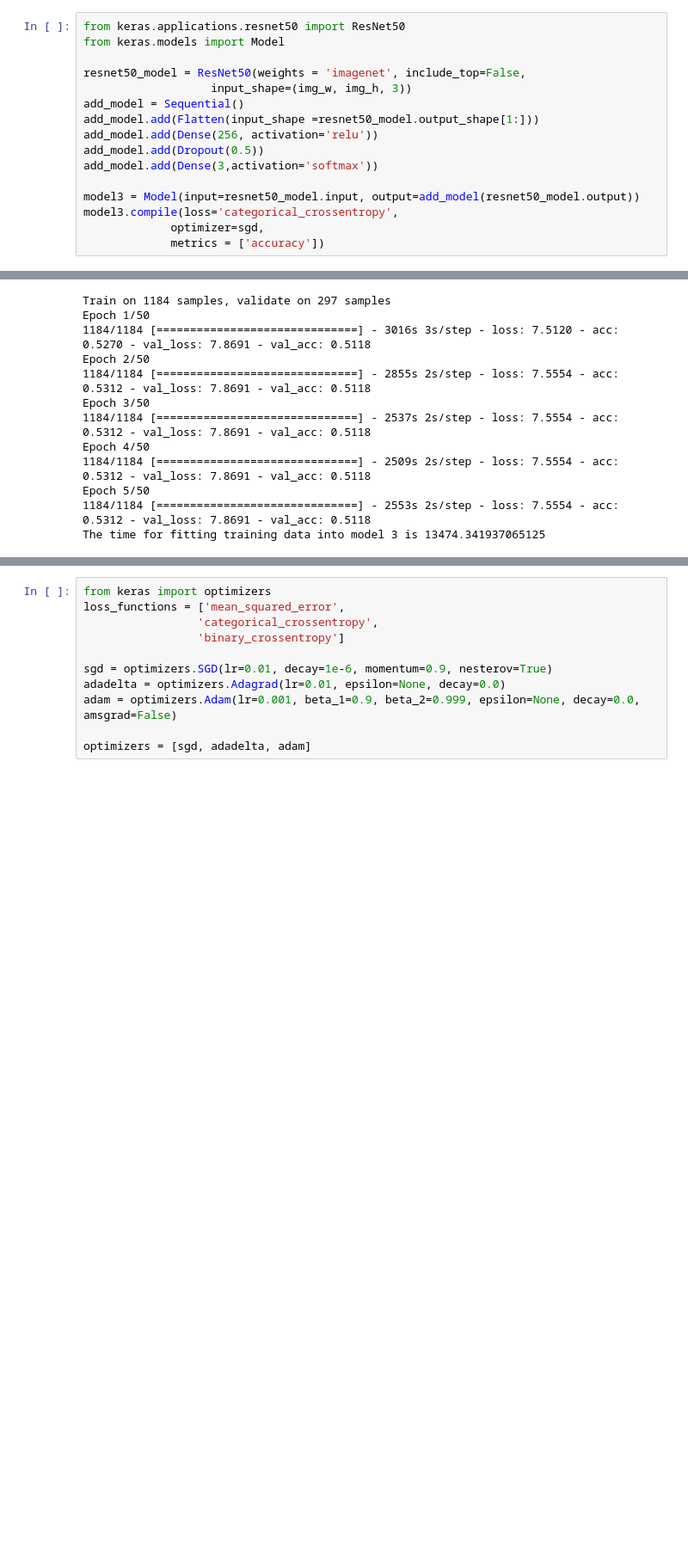
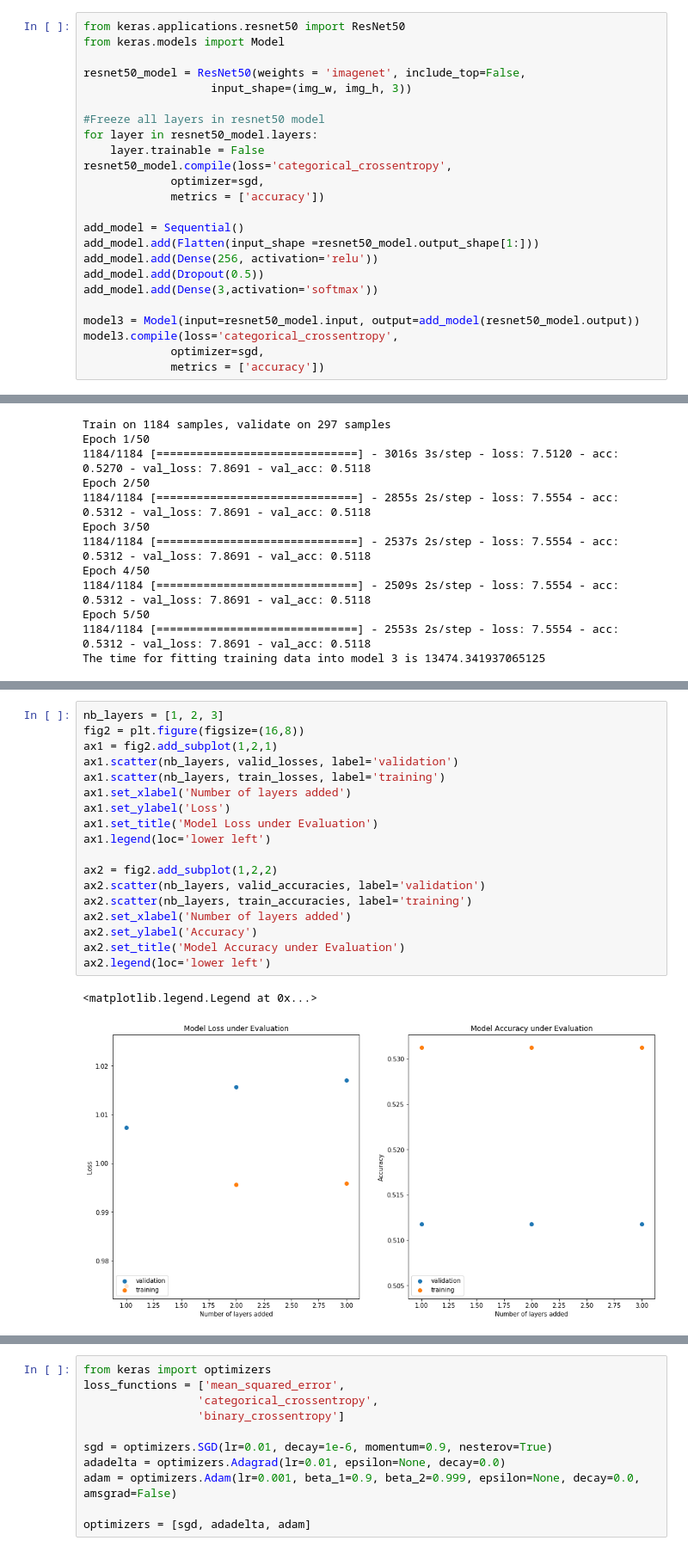
Before and after one commit to HuongIvyNguyen/springboard_datascience, a Jupyter notebook: Capstone_Project1/Capstone1_Model_Selection.ipynb, the cells around one changed output, grey strips where cells are left out. Shown: that part at 86% size. Saved outputs shown, nothing was run; the diff lists cells and outputs as text; blank space fills up the shorter version.

```diff
--- a/Capstone_Project1/Capstone1_Model_Selection.ipynb
+++ b/Capstone_Project1/Capstone1_Model_Selection.ipynb
@@ -242,6 +251,14 @@ from keras.models import Model
 
 resnet50_model = ResNet50(weights = 'imagenet', include_top=False,
                    input_shape=(img_w, img_h, 3))
+
+#Freeze all layers in resnet50 model
+for layer in resnet50_model.layers:
+    layer.trainable = False
+resnet50_model.compile(loss='categorical_crossentropy',
+             optimizer=sgd,
+             metrics = ['accuracy'])
+
 add_model = Sequential()
 add_model.add(Flatten(input_shape =resnet50_model.output_shape[1:]))
 add_model.add(Dense(256, activation='relu'))
@@ -278,0 +472,21 @@ The time for fitting training data into model 3 is 13474.341937065125
+# %%
+nb_layers = [1, 2, 3]
+fig2 = plt.figure(figsize=(16,8))
+ax1 = fig2.add_subplot(1,2,1)
+ax1.scatter(nb_layers, valid_losses, label='validation')
+ax1.scatter(nb_layers, train_losses, label='training')
+ax1.set_xlabel('Number of layers added')
+ax1.set_ylabel('Loss')
+ax1.set_title('Model Loss under Evaluation')
+ax1.legend(loc='lower left')
+
+ax2 = fig2.add_subplot(1,2,2)
+ax2.scatter(nb_layers, valid_accuracies, label='validation')
+ax2.scatter(nb_layers, train_accuracies, label='training')
+ax2.set_xlabel('Number of layers added')
+ax2.set_ylabel('Accuracy')
+ax2.set_title('Model Accuracy under Evaluation')
+ax2.legend(loc='lower left')
+# %% [output]
+<matplotlib.legend.Legend at 0x...>
+[figure, added]
```
Also changed, not shown: parts of 48 cells of this notebook.
